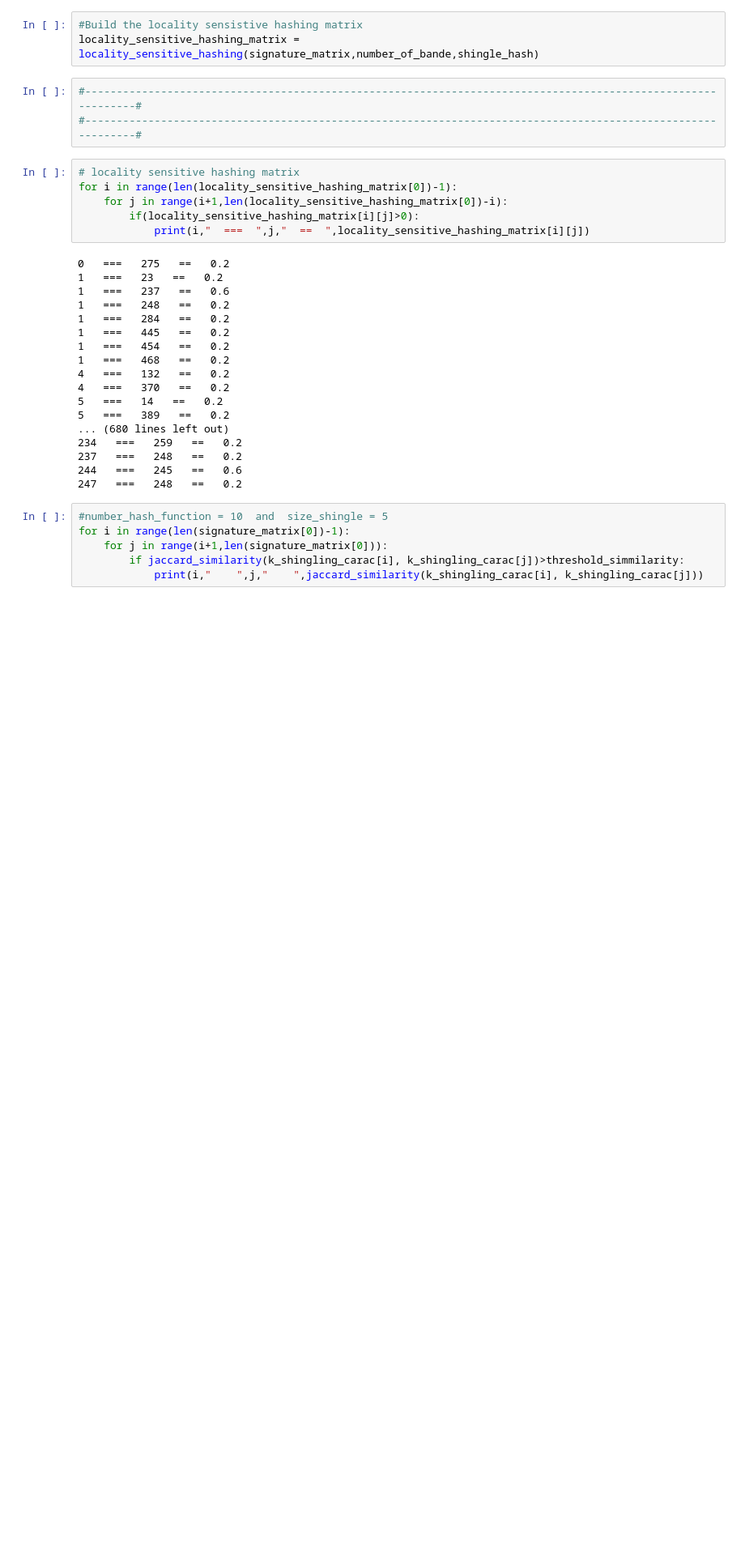
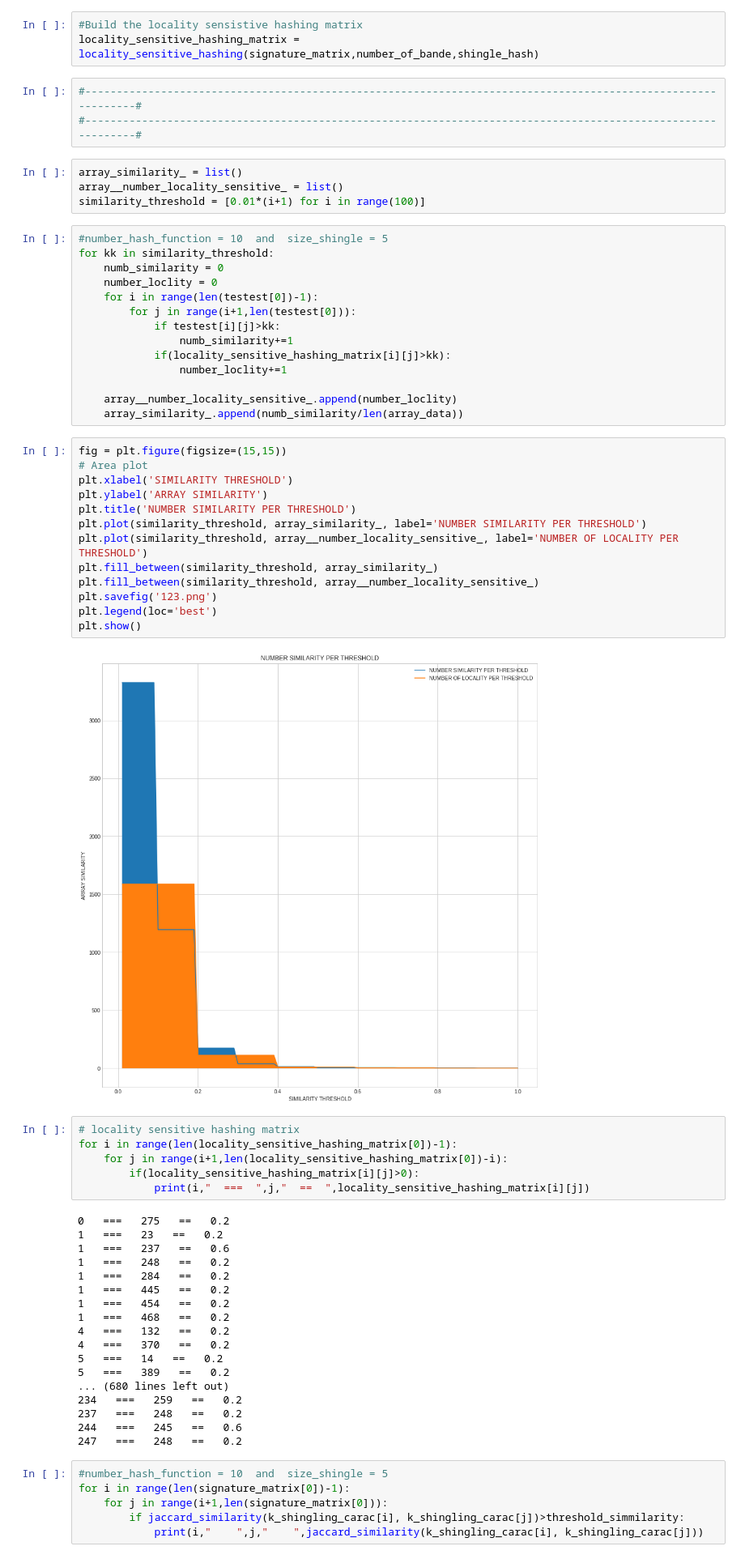
Before and after one commit to Panongbene/PROJECT_DATA_SCIENCE, a Jupyter notebook: Document_Similarity/Panongbene_Jean_Mohamed_Sawadogo.ipynb, the cells around one changed output. Shown at 81% size. Cells and saved outputs as stored; diff of their text form; blank space fills up the shorter version.

```diff
--- a/Document_Similarity/Panongbene_Jean_Mohamed_Sawadogo.ipynb
+++ b/Document_Similarity/Panongbene_Jean_Mohamed_Sawadogo.ipynb
@@ -278,6 +375,39 @@ locality_sensitive_hashing_matrix = locality_sensitive_hashing(signature_matrix,
 # %%
 #-------------------------------------------------------------------------------------------------------------#
 #-------------------------------------------------------------------------------------------------------------#
+# %%
+array_similarity_ = list()
+array__number_locality_sensitive_ = list()
+similarity_threshold = [0.01*(i+1) for i in range(100)]
+# %%
+#number_hash_function = 10  and  size_shingle = 5
+for kk in similarity_threshold:
+    numb_similarity = 0
+    number_loclity = 0
+    for i in range(len(testest[0])-1):
+        for j in range(i+1,len(testest[0])):
+            if testest[i][j]>kk:
+                numb_similarity+=1
+            if(locality_sensitive_hashing_matrix[i][j]>kk):
+                number_loclity+=1
+
+    array__number_locality_sensitive_.append(number_loclity)
+    array_similarity_.append(numb_similarity/len(array_data))
+# %%
+fig = plt.figure(figsize=(15,15))
+# Area plot
+plt.xlabel('SIMILARITY THRESHOLD')
+plt.ylabel('ARRAY SIMILARITY')
+plt.title('NUMBER SIMILARITY PER THRESHOLD')
+plt.plot(similarity_threshold, array_similarity_, label='NUMBER SIMILARITY PER THRESHOLD')
+plt.plot(similarity_threshold, array__number_locality_sensitive_, label='NUMBER OF LOCALITY PER THRESHOLD')
+plt.fill_between(similarity_threshold, array_similarity_)
+plt.fill_between(similarity_threshold, array__number_locality_sensitive_)
+plt.savefig('123.png')
+plt.legend(loc='best')
+plt.show()
+# %% [output]
+[figure, added]
 # %%
 # locality sensitive hashing matrix
 for i in range(len(locality_sensitive_hashing_matrix[0])-1):
```
Also changed, not shown: parts of 14 cells of this notebook, 1 other file.
